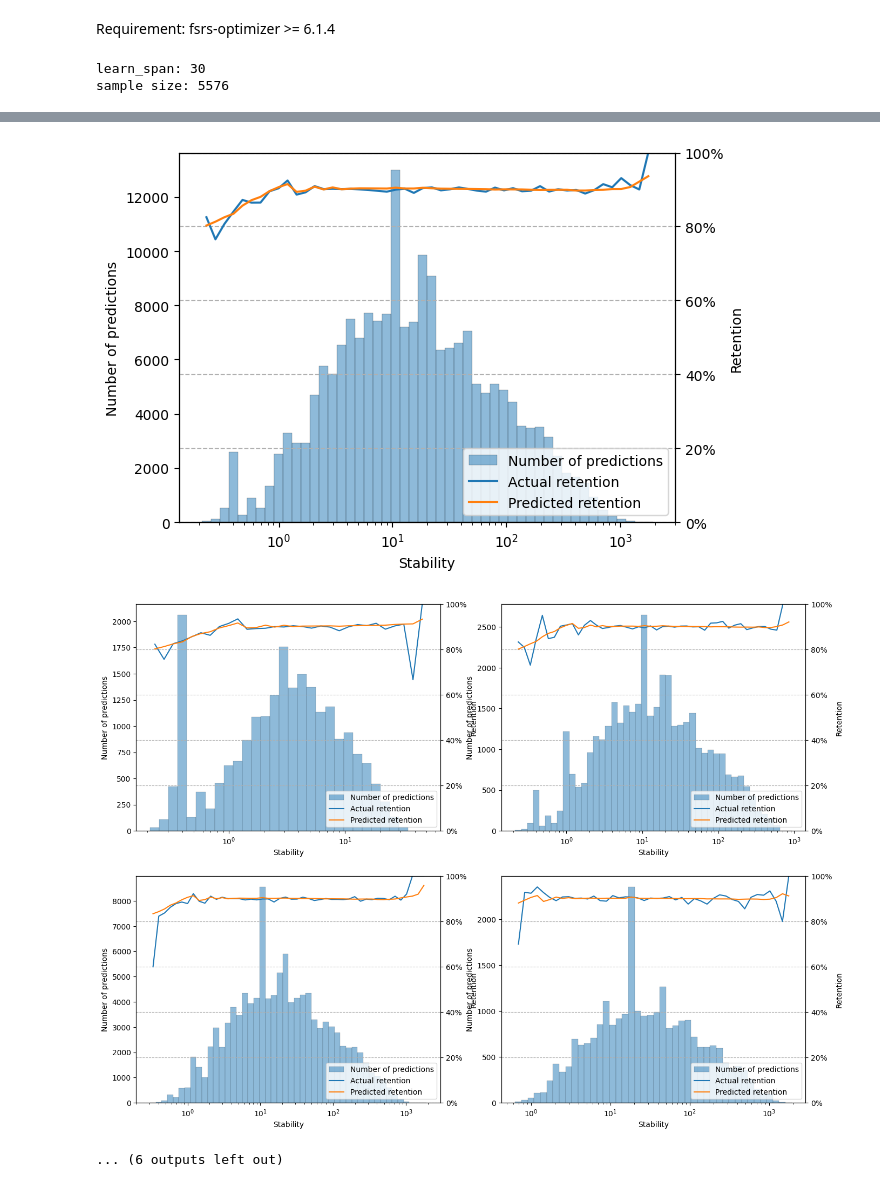
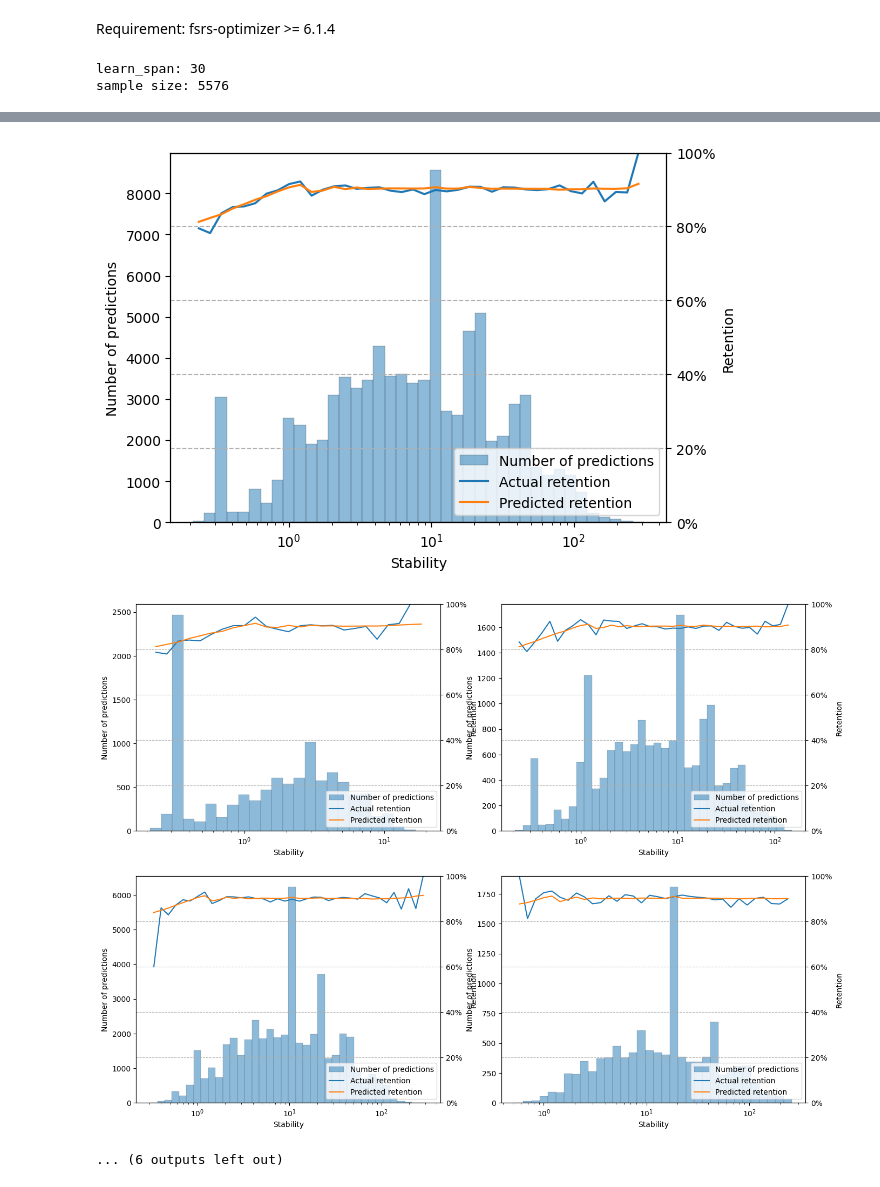
Before and after one commit to open-spaced-repetition/fsrs-trained-on-simulated-data, a Jupyter notebook: trainable-forgetting-decay.ipynb, the cells around one changed output, grey strips where cells are left out. Drawn from its saved outputs; the diff is of its cells as text; code cells hidden in the pictures.

Commit message:
train/test split

```diff
--- a/trainable-forgetting-decay.ipynb
+++ b/trainable-forgetting-decay.ipynb
@@ -3,6 +3,11 @@ Requirement: fsrs-optimizer >= 6.1.4
 # %%
 import numpy as np
 import pandas as pd
+
+import os
+import sys
+
+sys.path.insert(0, os.path.abspath("../fsrs-optimizer/src/fsrs_optimizer/"))
 
 from fsrs_optimizer import simulate, Optimizer
 
@@ -31,13 +36,15 @@ initial_parameters = [
 ]
 
 
-def generate_revlog_from_simulation(initial_parameters, learn_span, seed=2023):
+def generate_revlog_from_simulation(
+    initial_parameters, learn_span, desired_retention_list, seed=2023
+):
     flattened_revlogs = []
     deck_size = 10000
-    for i, r in enumerate([0.9]):
+    for i, desired_retention in enumerate(desired_retention_list):
         _, _, _, _, _, revlogs = simulate(
             w=initial_parameters,
-            request_retention=r,
+            request_retention=desired_retention,
             deck_size=deck_size,
             learn_span=learn_span,
             max_cost_perday=3600,
@@ -116,13 +123,9 @@ decay_list = []
 trained_parameters = None
 
 
-def train_and_evaluate(df):
-    train_df, test_df = (
-        df.iloc[: int(len(df) * 0.8)].copy(),
-        df.iloc[int(len(df) * 0.8) :].copy(),
-    )
+def train_and_evaluate(train_df, test_df):
     plt.close("all")
-    sample_size = len(df)
+    sample_size = len(train_df)
     print(f"sample size: {sample_size}")
     optimizer = Optimizer(enable_short_term=False)
     optimizer.S0_dataset_group = (
@@ -138,7 +141,7 @@ def train_and_evaluate(df):
     global trained_parameters
     trained_parameters = optimizer.w
     decay_list.append(optimizer.w[20])
-    # optimizer.dataset = test_df
+    optimizer.dataset = test_df.copy()
     loss_before, loss_after = optimizer.evaluate(save_to_file=False)
     print(f"loss before: {loss_before:.4f}, loss after: {loss_after:.4f}")
     metrics, figures = optimizer.calibration_graph(verbose=False)
@@ -181,13 +184,26 @@ ideal_logloss_list = []
 ideal_rmse_list = []
 ideal_auc_list = []
 
+
+test_revlogs = generate_revlog_from_simulation(
+    initial_parameters, learn_span=365, desired_retention_list=[0.9], seed=2023
+)
+test_df = preprocess_revlog(test_revlogs)
+
 for learn_span in learn_span_list:
     print(f"learn_span: {learn_span}")
-    revlogs = generate_revlog_from_simulation(
-        initial_parameters, learn_span=learn_span, seed=2023
+    train_revlogs = generate_revlog_from_simulation(
+        initial_parameters,
+        learn_span=learn_span,
+        desired_retention_list=[0.9],
+        seed=2023,
     )
-    df = preprocess_revlog(revlogs)
-    sample_size, logloss, rmse, auc, avg_smape, dataset = train_and_evaluate(df)
+    train_df = preprocess_revlog(train_revlogs)
+    if train_df.empty:
+        continue
+    sample_size, logloss, rmse, auc, avg_smape, dataset = train_and_evaluate(
+        train_df, test_df
+    )
     sample_size_list.append(sample_size)
     logloss_list.append(logloss)
     rmse_list.append(rmse)
@@ -327,5 +343,5 @@ AUC: 0.5383
-[figure, old version]
+[figure, new version]
-[figure, old version]
+[figure, new version]
 ... (6 outputs left out)
 # %%
 plt.plot(decay_list)
```
Also changed, not shown: parts of 7 cells of this notebook.
